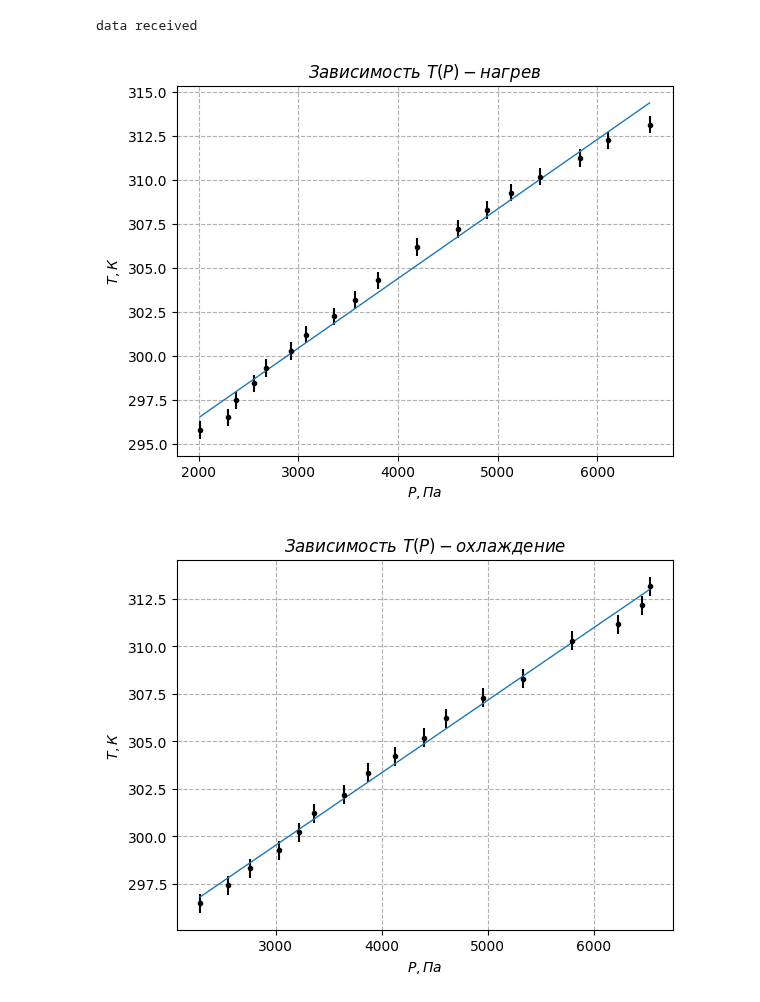
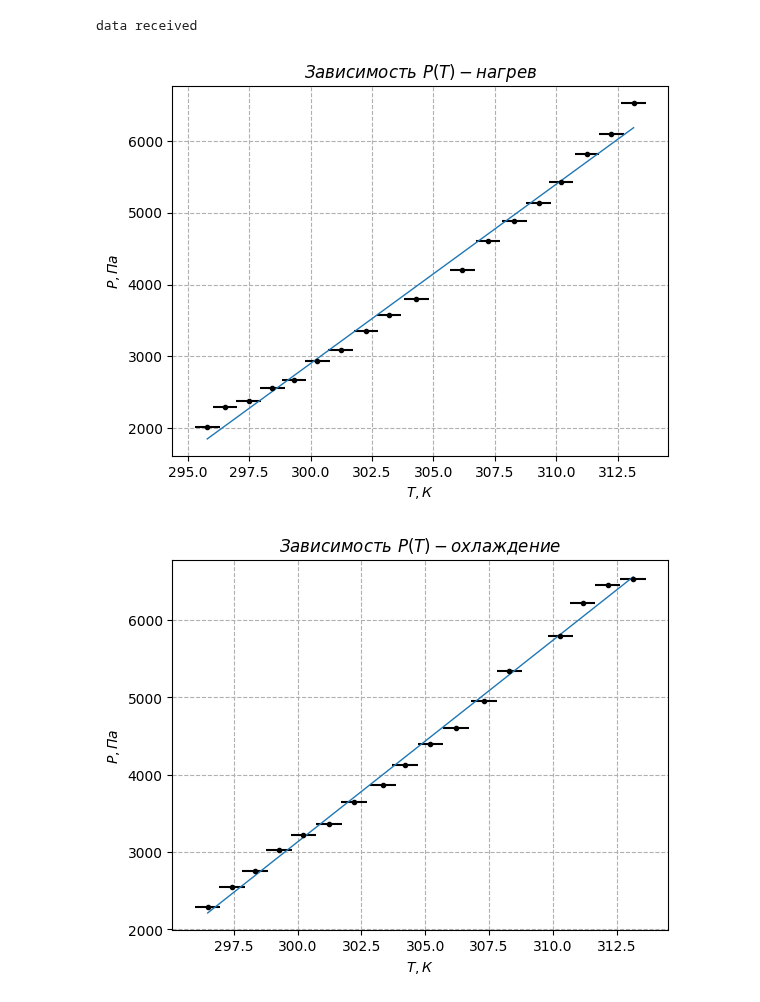
Before and after one commit to UjeNeTORT/labs, a Jupyter notebook: sem_2/2.4.1/laba.ipynb, the cells around one changed output. Drawn from its saved outputs; the diff is of its cells as text; code cells hidden in the pictures.

Commit message:
graphs done

```diff
--- a/sem_2/2.4.1/laba.ipynb
+++ b/sem_2/2.4.1/laba.ipynb
@@ -87,10 +115,10 @@ ExpTempDrop = Experiment ([40,   39,    38.02, 37.15, 35.15, 34.15, 33.06, 32.05
 # %% [output]
 data received
 # %%
-ExpTempGrow.DrawTP('$Зависимость ~T(P) - нагрев$')
+ExpTempGrow.DrawTP('$Зависимость ~P(T) - нагрев$')
 # %% [output]
-[figure, old version]
+[figure, new version]
 # %%
-ExpTempDrop.DrawTP('$Зависимость ~T(P) - охлаждение$')
+ExpTempDrop.DrawTP('$Зависимость ~P(T) - охлаждение$')
 # %% [output]
-[figure, old version]
+[figure, new version]
```
Also changed, not shown: parts of 3 cells of this notebook.
